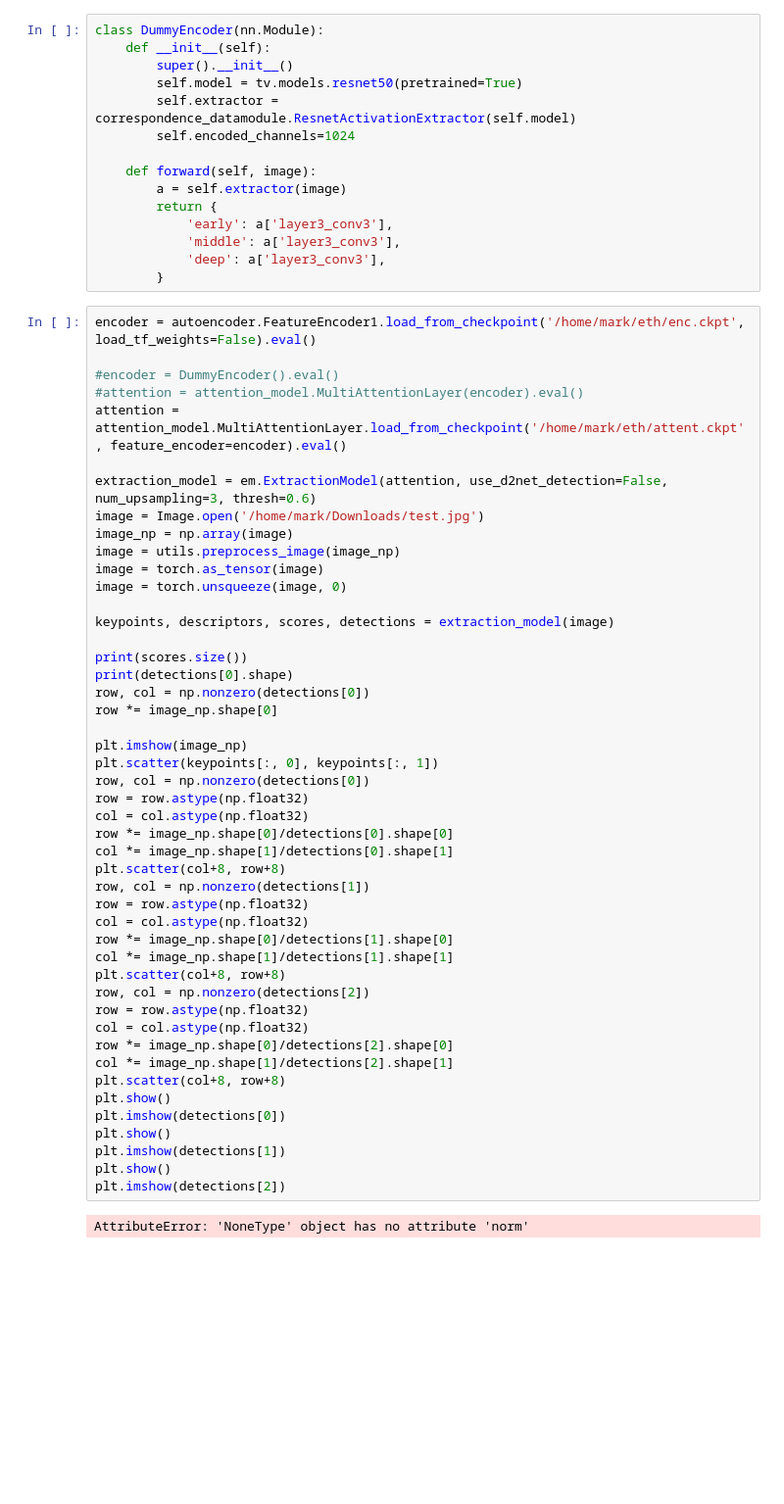
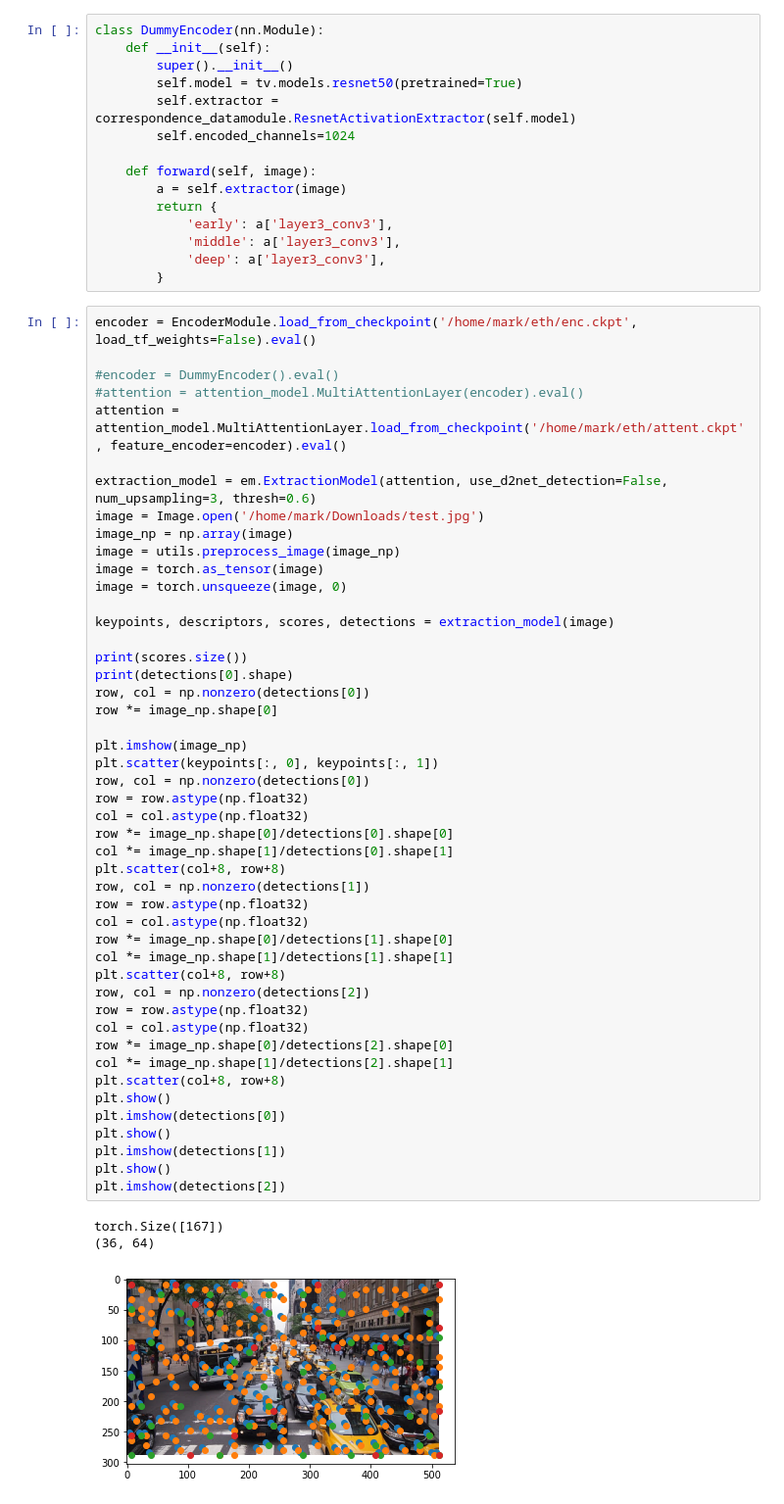
Before and after one commit to RomeoV/deep-local-features, a Jupyter notebook: lib/feature_extractor/extraction_demo.ipynb, the cells around one changed output. Shown at 98% size. Drawn from its saved outputs; the diff is of its cells as text; blank space fills up the shorter version.

```diff
--- a/lib/feature_extractor/extraction_demo.ipynb
+++ b/lib/feature_extractor/extraction_demo.ipynb
@@ -38,7 +40,7 @@ class DummyEncoder(nn.Module):
             'deep': a['layer3_conv3'],
         }
 # %%
-encoder = autoencoder.FeatureEncoder1.load_from_checkpoint('/home/mark/eth/enc.ckpt', load_tf_weights=False).eval()
+encoder = EncoderModule.load_from_checkpoint('/home/mark/eth/enc.ckpt', load_tf_weights=False).eval()
 
 #encoder = DummyEncoder().eval()
 #attention = attention_model.MultiAttentionLayer(encoder).eval()
@@ -58,31 +60,33 @@ print(detections[0].shape)
 row, col = np.nonzero(detections[0])
 row *= image_np.shape[0]
 
 plt.imshow(image_np)
 plt.scatter(keypoints[:, 0], keypoints[:, 1])
 row, col = np.nonzero(detections[0])
 row = row.astype(np.float32)
 col = col.astype(np.float32)
 row *= image_np.shape[0]/detections[0].shape[0]
 col *= image_np.shape[1]/detections[0].shape[1]
 plt.scatter(col+8, row+8)
 row, col = np.nonzero(detections[1])
 row = row.astype(np.float32)
 col = col.astype(np.float32)
 row *= image_np.shape[0]/detections[1].shape[0]
 col *= image_np.shape[1]/detections[1].shape[1]
 plt.scatter(col+8, row+8)
 row, col = np.nonzero(detections[2])
 row = row.astype(np.float32)
 col = col.astype(np.float32)
 row *= image_np.shape[0]/detections[2].shape[0]
 col *= image_np.shape[1]/detections[2].shape[1]
 plt.scatter(col+8, row+8)
 plt.show()
 plt.imshow(detections[0])
 plt.show()
 plt.imshow(detections[1])
 plt.show()
 plt.imshow(detections[2])
 # %% [output]
-AttributeError: 'NoneType' object has no attribute 'norm'
+torch.Size([167])
+(36, 64)
+[figure, added]
```
Also changed, not shown: parts of 9 cells of this notebook, 13 other files.
